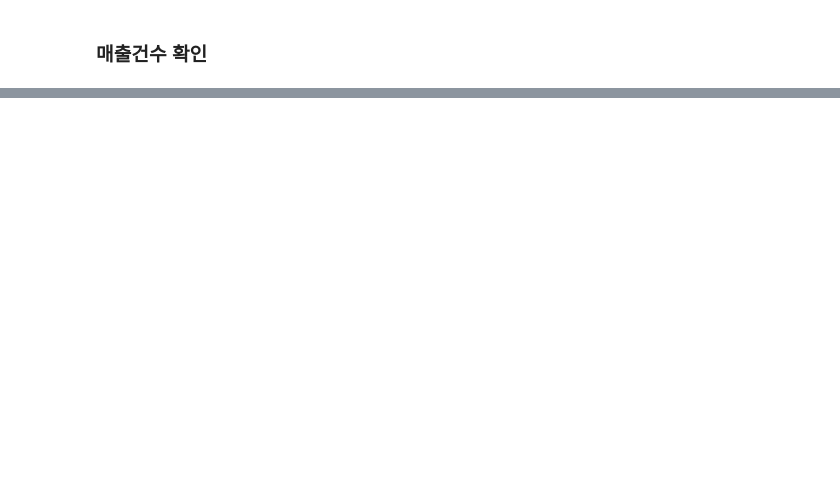
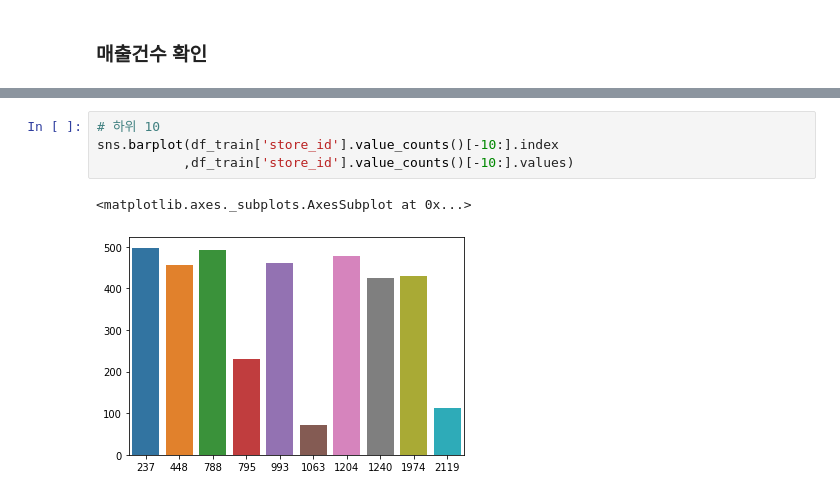
Before and after one commit to ahnjehoon/dacon_funda, a Jupyter notebook: EDA.ipynb, the cells around one changed output, grey strips where cells are left out. Drawn from its saved outputs; the diff is of its cells as text; blank space fills up the shorter version.

```diff
--- a/EDA.ipynb
+++ b/EDA.ipynb
@@ -241,0 +270,7 @@ Name: type_of_business, Length: 146, dtype: object
+# %%
+# 하위 10
+sns.barplot(df_train['store_id'].value_counts()[-10:].index
+           ,df_train['store_id'].value_counts()[-10:].values)
+# %% [output]
+<matplotlib.axes._subplots.AxesSubplot at 0x...>
+[figure, added]
```
Also changed, not shown: parts of 29 cells of this notebook.
